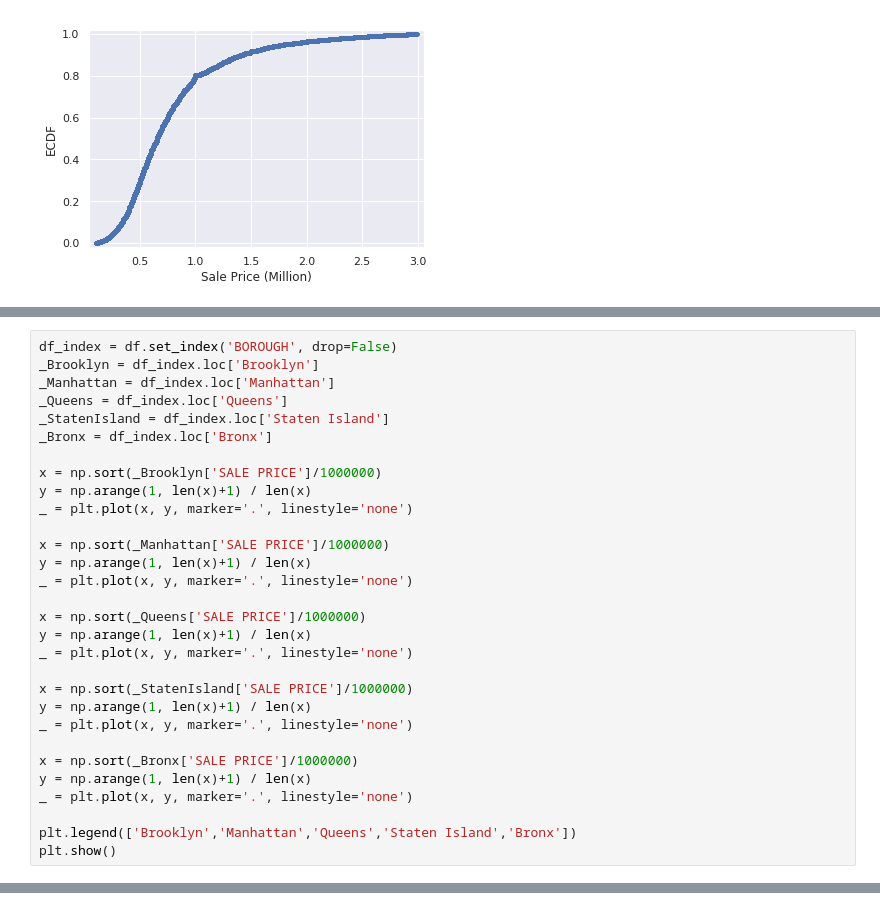
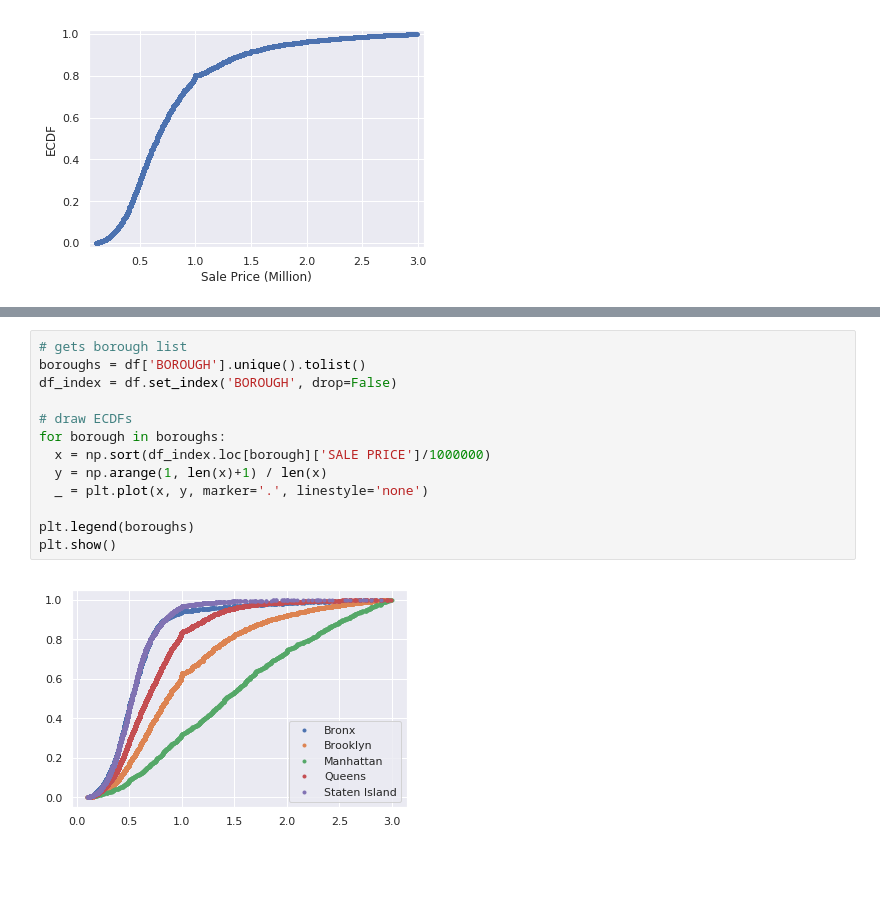
Before and after one commit to zhuoyingcai/NYC-Housing-Prices-Analysis, a Jupyter notebook: NYC_Housing_Prices_Analysis.ipynb, the cells around one changed output, grey strips where cells are left out. Cells and saved outputs as stored; diff of their text form; blank space fills up the shorter version.

Commit message:
fix ECDFs code

```diff
--- a/NYC_Housing_Prices_Analysis.ipynb
+++ b/NYC_Housing_Prices_Analysis.ipynb
@@ -271,30 +268,0 @@ what to say?
-# %%
-df_index = df.set_index('BOROUGH', drop=False)
-_Brooklyn = df_index.loc['Brooklyn']
-_Manhattan = df_index.loc['Manhattan']
-_Queens = df_index.loc['Queens']
-_StatenIsland = df_index.loc['Staten Island']
-_Bronx = df_index.loc['Bronx']
-
-x = np.sort(_Brooklyn['SALE PRICE']/1000000)
-y = np.arange(1, len(x)+1) / len(x)
-_ = plt.plot(x, y, marker='.', linestyle='none')
-
-x = np.sort(_Manhattan['SALE PRICE']/1000000)
-y = np.arange(1, len(x)+1) / len(x)
-_ = plt.plot(x, y, marker='.', linestyle='none')
-
-x = np.sort(_Queens['SALE PRICE']/1000000)
-y = np.arange(1, len(x)+1) / len(x)
-_ = plt.plot(x, y, marker='.', linestyle='none')
-
-x = np.sort(_StatenIsland['SALE PRICE']/1000000)
-y = np.arange(1, len(x)+1) / len(x)
-_ = plt.plot(x, y, marker='.', linestyle='none')
-
-x = np.sort(_Bronx['SALE PRICE']/1000000)
-y = np.arange(1, len(x)+1) / len(x)
-_ = plt.plot(x, y, marker='.', linestyle='none')
-
-plt.legend(['Brooklyn','Manhattan','Queens','Staten Island','Bronx'])
-plt.show()
@@ -303,3 +281,18 @@ plt.show()
+# %%
+# gets borough list
+boroughs = df['BOROUGH'].unique().tolist()
+df_index = df.set_index('BOROUGH', drop=False)
+
+# draw ECDFs
+for borough in boroughs:
+  x = np.sort(df_index.loc[borough]['SALE PRICE']/1000000)
+  y = np.arange(1, len(x)+1) / len(x)
+  _ = plt.plot(x, y, marker='.', linestyle='none')
+
+plt.legend(boroughs)
+plt.show()
+# %% [output]
+[figure, added]
 # %%
 # shows the average price in each boroughs
 _ = sns.boxplot(x='BOROUGH', y='SALE PRICE', data=df)
```
Also changed, not shown: parts of 7 cells of this notebook.
